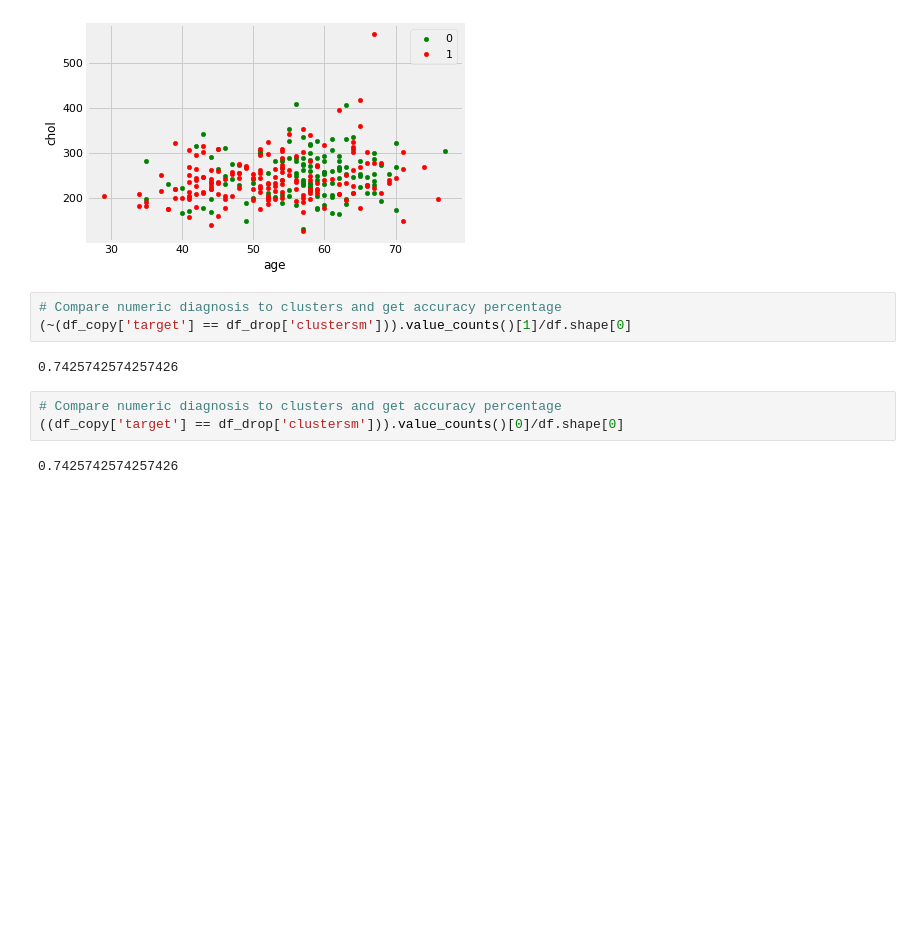
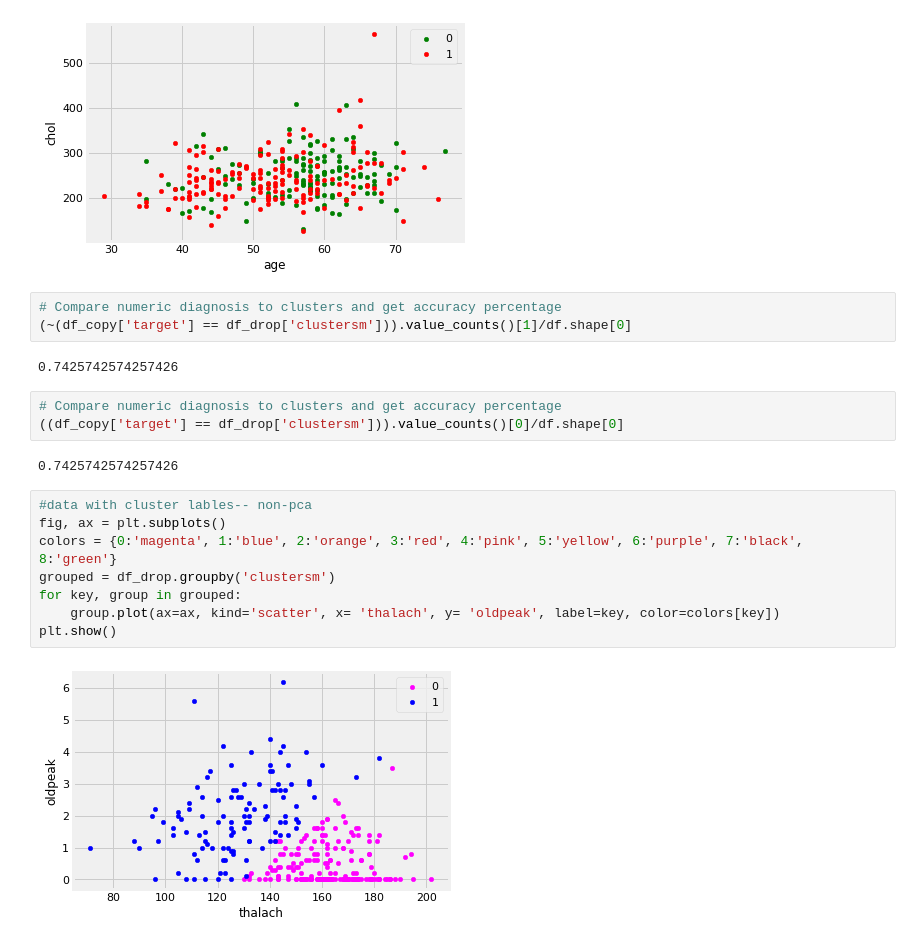
Before and after one commit to michhottinger/CS-Data-Science-Build-Week-1, a Jupyter notebook: cs_build_week_K_means.ipynb, the cells around one changed output. Saved outputs shown, nothing was run; the diff lists cells and outputs as text; blank space fills up the shorter version.

```diff
--- a/cs_build_week_K_means.ipynb
+++ b/cs_build_week_K_means.ipynb
@@ -527,3 +530,13 @@ plt.show()
 ((df_copy['target'] == df_drop['clustersm'])).value_counts()[0]/df.shape[0]
 # %% [output]
 0.7425742574257426
+# %%
+#data with cluster lables-- non-pca
+fig, ax = plt.subplots()
+colors = {0:'magenta', 1:'blue', 2:'orange', 3:'red', 4:'pink', 5:'yellow', 6:'purple', 7:'black', 8:'green'}
+grouped = df_drop.groupby('clustersm')
+for key, group in grouped:
+    group.plot(ax=ax, kind='scatter', x= 'thalach', y= 'oldpeak', label=key, color=colors[key])
+plt.show()
+# %% [output]
+[figure, added]
```
Also changed, not shown: parts of 2 cells of this notebook.
